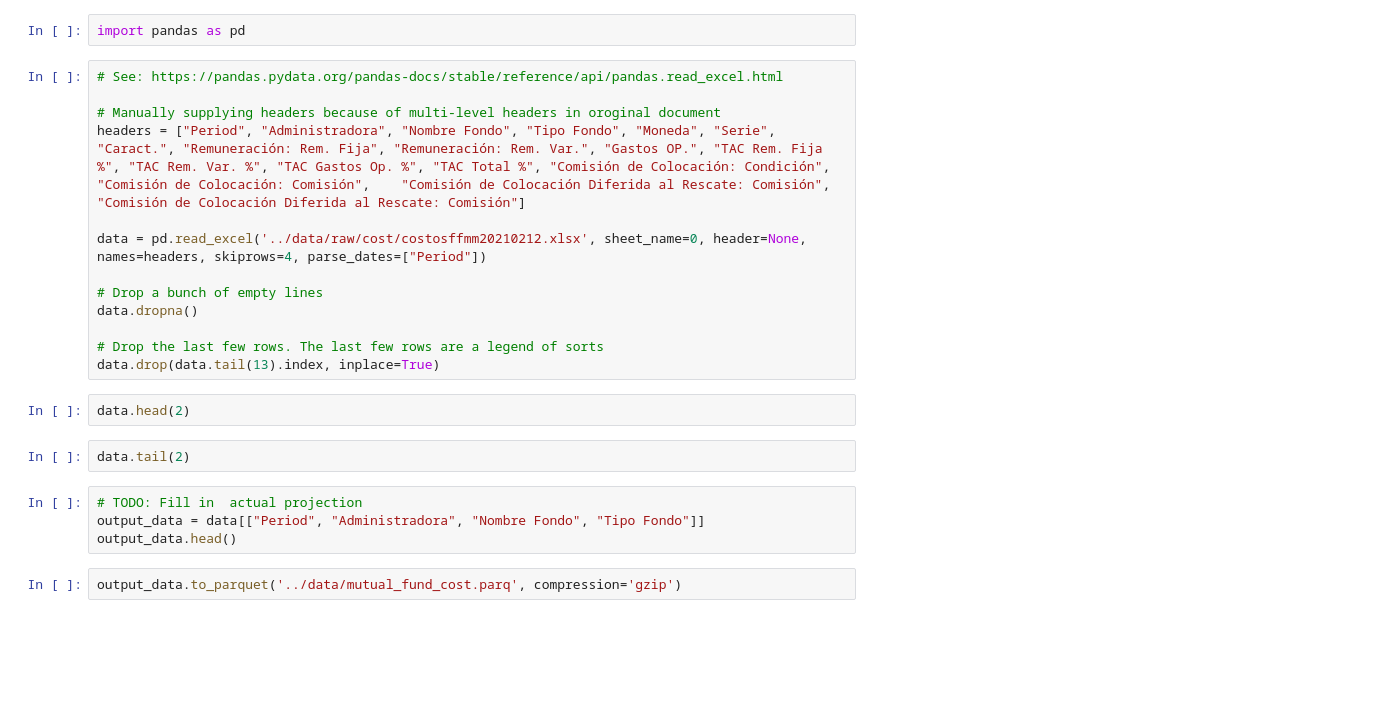
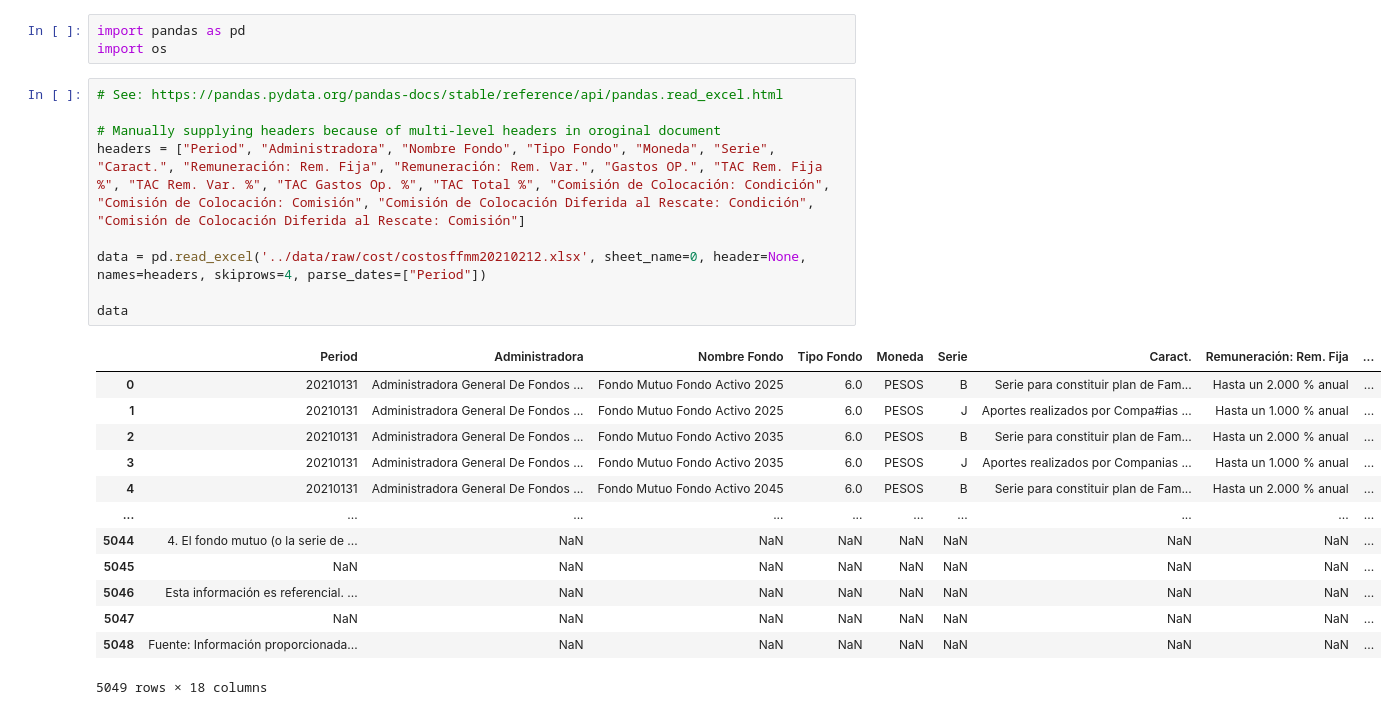
Before and after one commit to chris-santiago/aafm, a Jupyter notebook: notebooks/extract_cost.ipynb, the cells around one changed output. Cells and saved outputs as stored; diff of their text form; blank space fills up the shorter version.

```diff
--- a/notebooks/extract_cost.ipynb
+++ b/notebooks/extract_cost.ipynb
@@ -1,25 +1,26 @@
 # %%
 import pandas as pd
+import os
 # %%
 # See: https://pandas.pydata.org/pandas-docs/stable/reference/api/pandas.read_excel.html
 
 # Manually supplying headers because of multi-level headers in oroginal document
-headers = ["Period", "Administradora", "Nombre Fondo", "Tipo Fondo", "Moneda", "Serie", "Caract.", "Remuneración: Rem. Fija", "Remuneración: Rem. Var.", "Gastos OP.", "TAC Rem. Fija %", "TAC Rem. Var. %", "TAC Gastos Op. %", "TAC Total %", "Comisión de Colocación: Condición", "Comisión de Colocación: Comisión",    "Comisión de Colocación Diferida al Rescate: Comisión",    "Comisión de Colocación Diferida al Rescate: Comisión"]
+headers = ["Period", "Administradora", "Nombre Fondo", "Tipo Fondo", "Moneda", "Serie", "Caract.", "Remuneración: Rem. Fija", "Remuneración: Rem. Var.", "Gastos OP.", "TAC Rem. Fija %", "TAC Rem. Var. %", "TAC Gastos Op. %", "TAC Total %", "Comisión de Colocación: Condición", "Comisión de Colocación: Comisión", "Comisión de Colocación Diferida al Rescate: Condición", "Comisión de Colocación Diferida al Rescate: Comisión"]
 
 data = pd.read_excel('../data/raw/cost/costosffmm20210212.xlsx', sheet_name=0, header=None, names=headers, skiprows=4, parse_dates=["Period"])
 
-# Drop a bunch of empty lines
-data.dropna()
-
-# Drop the last few rows. The last few rows are a legend of sorts
-data.drop(data.tail(13).index, inplace=True)
+data
+# %% [output]
+|  | Period | Administradora | Nombre Fondo | Tipo Fondo | Moneda | Serie | Caract. | Remuneración: Rem. Fija | ... |
+| 0 | 20210131 | Administradora General De Fondos ... | Fondo Mutuo Fondo Activo 2025 | 6.0 | PESOS | B | Serie para constituir plan de Fam... | Hasta un 2.000 % anual | ... |
+| 1 | 20210131 | Administradora General De Fondos ... | Fondo Mutuo Fondo Activo 2025 | 6.0 | PESOS | J | Aportes realizados por Compa#ias ... | Hasta un 1.000 % anual | ... |
+| 2 | 20210131 | Administradora General De Fondos ... | Fondo Mutuo Fondo Activo 2035 | 6.0 | PESOS | B | Serie para constituir plan de Fam... | Hasta un 2.000 % anual | ... |
+| 3 | 20210131 | Administradora General De Fondos ... | Fondo Mutuo Fondo Activo 2035 | 6.0 | PESOS | J | Aportes realizados por Companias ... | Hasta un 1.000 % anual | ... |
+| 4 | 20210131 | Administradora General De Fondos ... | Fondo Mutuo Fondo Activo 2045 | 6.0 | PESOS | B | Serie para constituir plan de Fam... | Hasta un 2.000 % anual | ... |
+| ... | ... | ... | ... | ... | ... | ... | ... | ... | ... |
+| 5044 | 4. El fondo mutuo (o la serie de ... | NaN | NaN | NaN | NaN | NaN | NaN | NaN | ... |
+| 5045 | NaN | NaN | NaN | NaN | NaN | NaN | NaN | NaN | ... |
+| 5046 | Esta información es referencial. ... | NaN | NaN | NaN | NaN | NaN | NaN | NaN | ... |
+| 5047 | NaN | NaN | NaN | NaN | NaN | NaN | NaN | NaN | ... |
+| 5048 | Fuente: Información proporcionada... | NaN | NaN | NaN | NaN | NaN | NaN | NaN | ... |
+5049 rows × 18 columns
-# %%
-data.head(2)
-# %%
-data.tail(2)
-# %%
-# TODO: Fill in  actual projection
-output_data = data[["Period", "Administradora", "Nombre Fondo", "Tipo Fondo"]]
-output_data.head()
-# %%
-output_data.to_parquet('../data/mutual_fund_cost.parq', compression='gzip')
```
Also changed, not shown: parts of 6 cells of this notebook, 4 other files.
